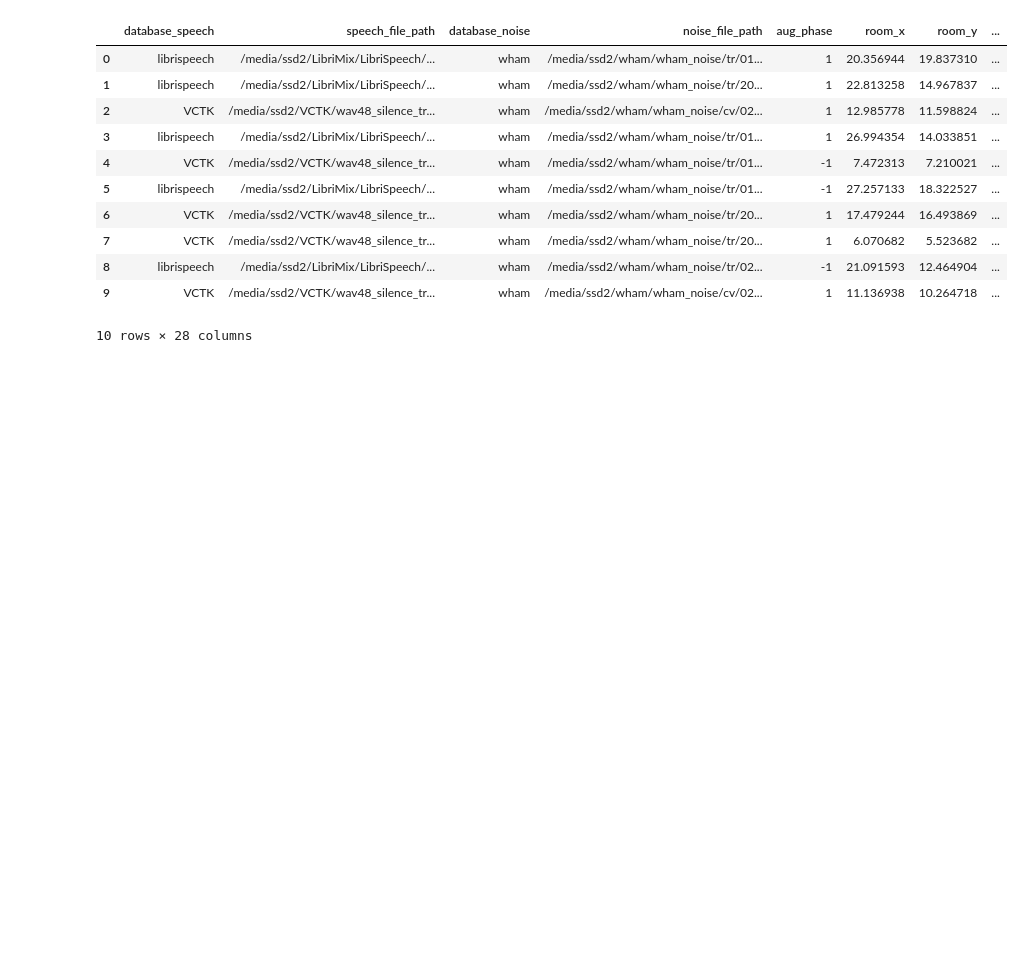
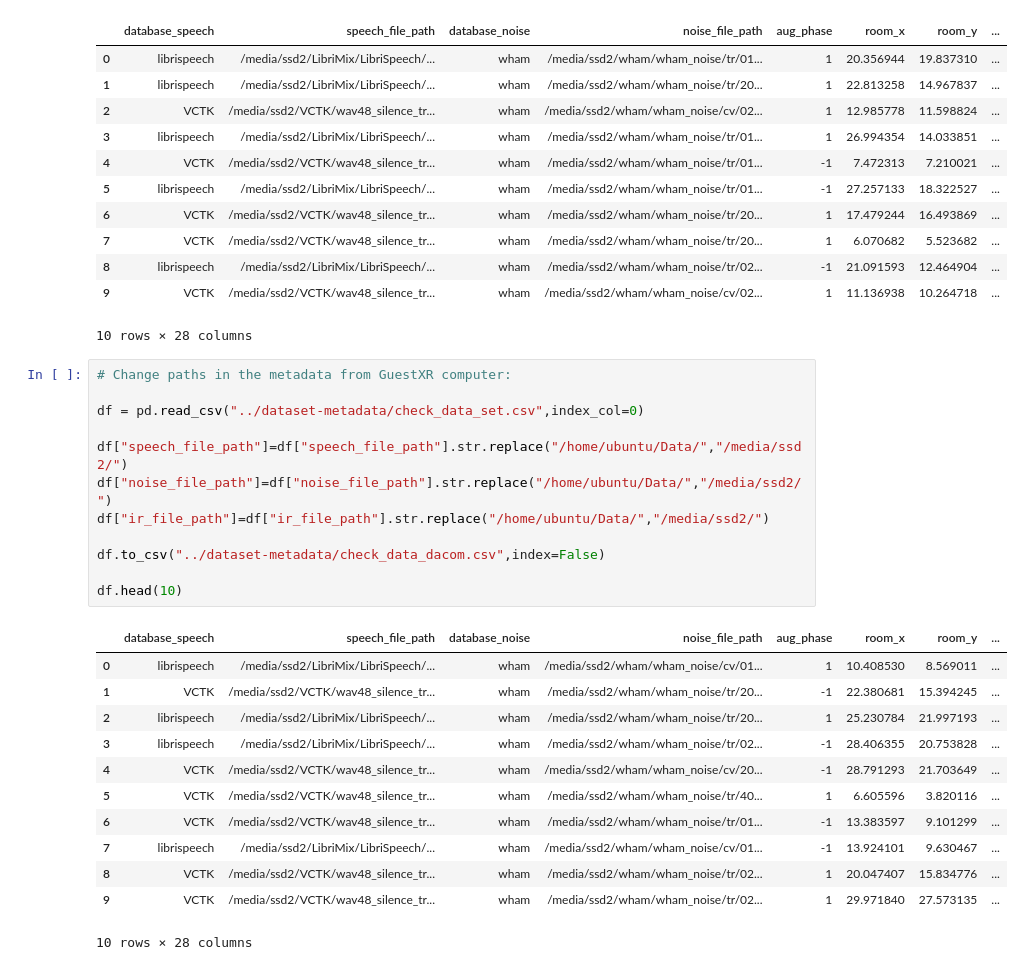
Before and after one commit to joaluba/reverb-match-cond-u-net, a Jupyter notebook: notebooks/dataset_prepare_metadata.ipynb, the cells around one changed output. Drawn from its saved outputs; the diff is of its cells as text; blank space fills up the shorter version.

Commit message:
updated paths to switch between two computers

```diff
--- a/notebooks/dataset_prepare_metadata.ipynb
+++ b/notebooks/dataset_prepare_metadata.ipynb
@@ -197,3 +201,28 @@ df.head(10)
 | 8 | librispeech | /media/ssd2/LibriMix/LibriSpeech/... | wham | /media/ssd2/wham/wham_noise/tr/02... | -1 | 21.091593 | 12.464904 | ... |
 | 9 | VCTK | /media/ssd2/VCTK/wav48_silence_tr... | wham | /media/ssd2/wham/wham_noise/cv/02... | 1 | 11.136938 | 10.264718 | ... |
 10 rows × 28 columns
+# %%
+# Change paths in the metadata from GuestXR computer:
+
+df = pd.read_csv("../dataset-metadata/check_data_set.csv",index_col=0)
+
+df["speech_file_path"]=df["speech_file_path"].str.replace("/home/ubuntu/Data/","/media/ssd2/")
+df["noise_file_path"]=df["noise_file_path"].str.replace("/home/ubuntu/Data/","/media/ssd2/")
+df["ir_file_path"]=df["ir_file_path"].str.replace("/home/ubuntu/Data/","/media/ssd2/")
+
+df.to_csv("../dataset-metadata/check_data_dacom.csv",index=False)
+
+df.head(10)
+# %% [output]
+|  | database_speech | speech_file_path | database_noise | noise_file_path | aug_phase | room_x | room_y | ... |
+| 0 | librispeech | /media/ssd2/LibriMix/LibriSpeech/... | wham | /media/ssd2/wham/wham_noise/cv/01... | 1 | 10.408530 | 8.569011 | ... |
+| 1 | VCTK | /media/ssd2/VCTK/wav48_silence_tr... | wham | /media/ssd2/wham/wham_noise/tr/20... | -1 | 22.380681 | 15.394245 | ... |
+| 2 | librispeech | /media/ssd2/LibriMix/LibriSpeech/... | wham | /media/ssd2/wham/wham_noise/tr/20... | 1 | 25.230784 | 21.997193 | ... |
+| 3 | librispeech | /media/ssd2/LibriMix/LibriSpeech/... | wham | /media/ssd2/wham/wham_noise/tr/02... | -1 | 28.406355 | 20.753828 | ... |
+| 4 | VCTK | /media/ssd2/VCTK/wav48_silence_tr... | wham | /media/ssd2/wham/wham_noise/cv/20... | -1 | 28.791293 | 21.703649 | ... |
+| 5 | VCTK | /media/ssd2/VCTK/wav48_silence_tr... | wham | /media/ssd2/wham/wham_noise/tr/40... | 1 | 6.605596 | 3.820116 | ... |
+| 6 | VCTK | /media/ssd2/VCTK/wav48_silence_tr... | wham | /media/ssd2/wham/wham_noise/tr/01... | -1 | 13.383597 | 9.101299 | ... |
+| 7 | librispeech | /media/ssd2/LibriMix/LibriSpeech/... | wham | /media/ssd2/wham/wham_noise/cv/01... | -1 | 13.924101 | 9.630467 | ... |
+| 8 | VCTK | /media/ssd2/VCTK/wav48_silence_tr... | wham | /media/ssd2/wham/wham_noise/tr/02... | 1 | 20.047407 | 15.834776 | ... |
+| 9 | VCTK | /media/ssd2/VCTK/wav48_silence_tr... | wham | /media/ssd2/wham/wham_noise/tr/02... | 1 | 29.971840 | 27.573135 | ... |
+10 rows × 28 columns
```
Also changed, not shown: parts of 5 cells of this notebook.
